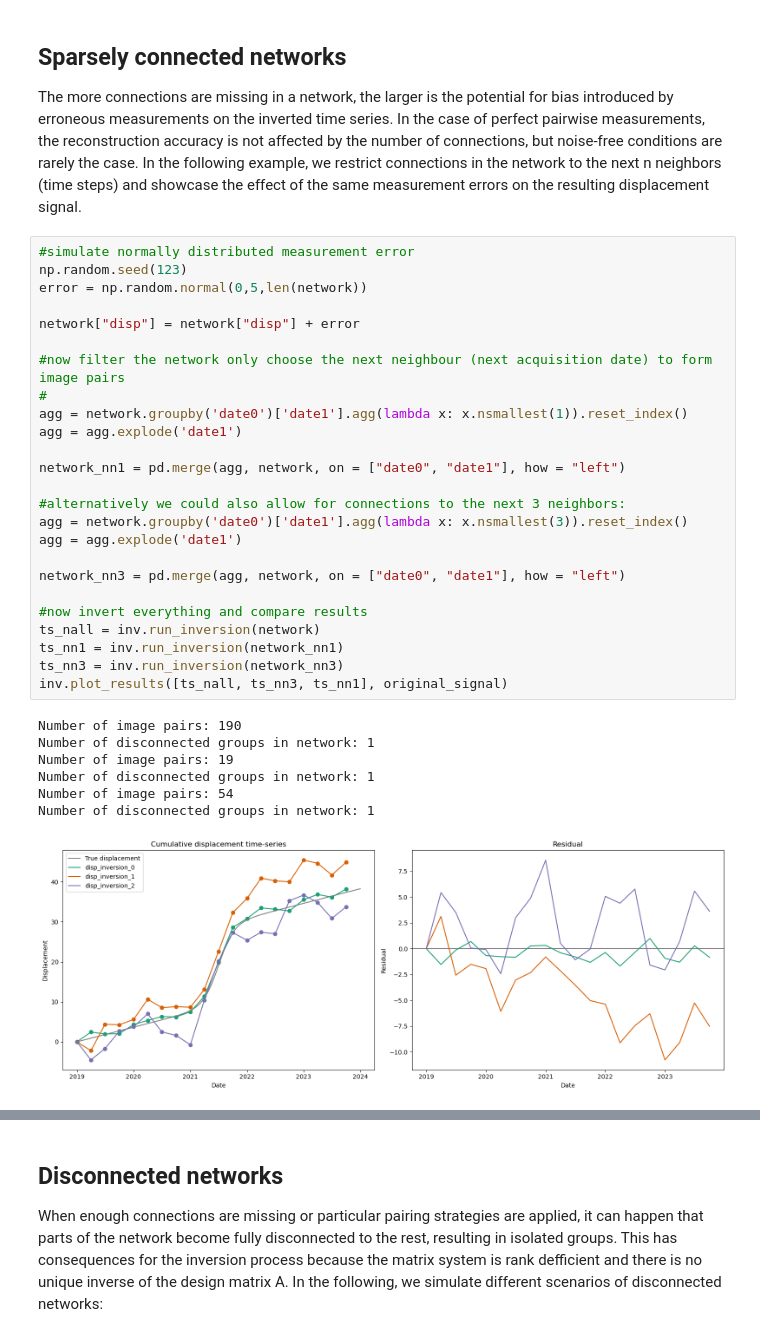
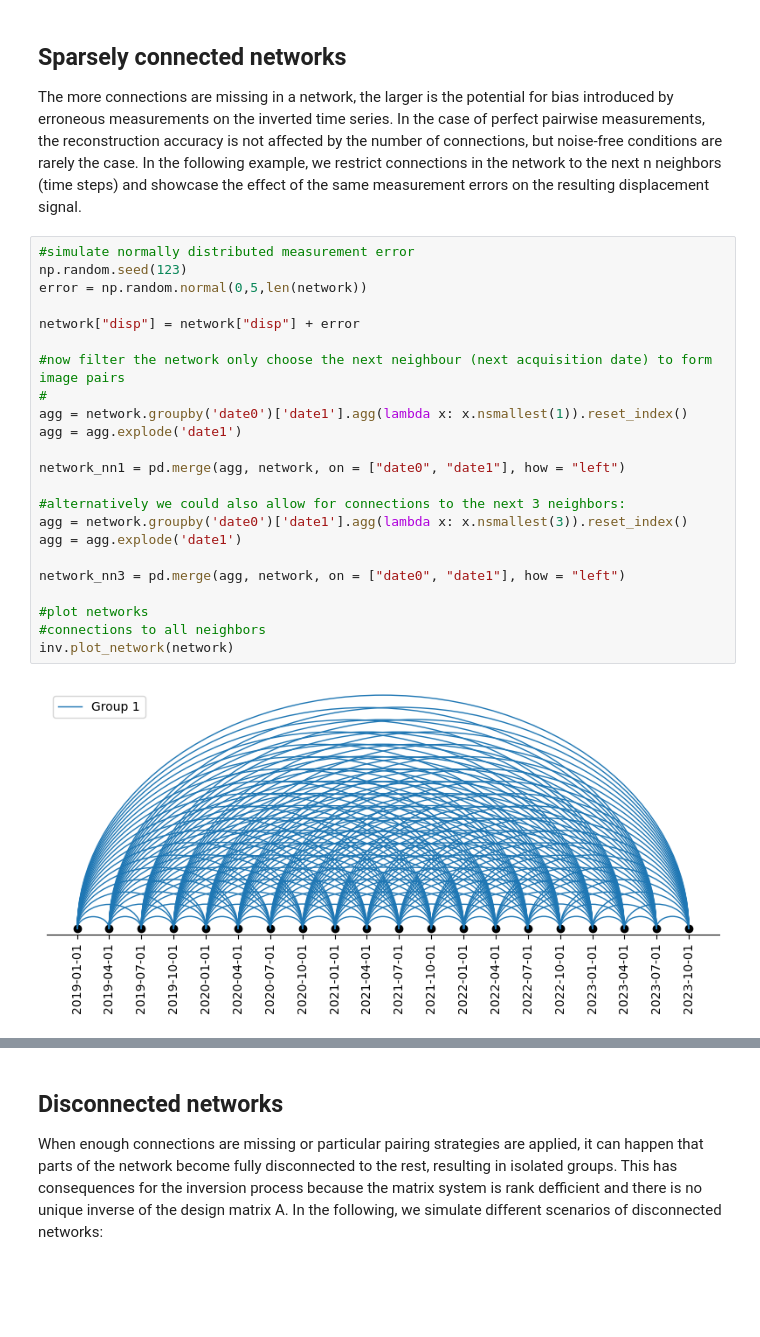
Before and after one commit to UP-RS-ESP/timeseries_inversion, a Jupyter notebook: timeseries_inversion_sparse_and_disconnected_networks.ipynb, the cells around one changed output, grey strips where cells are left out. Cells and saved outputs as stored; diff of their text form; blank space fills up the shorter version.

Commit message:
added legends

```diff
--- a/timeseries_inversion_sparse_and_disconnected_networks.ipynb
+++ b/timeseries_inversion_sparse_and_disconnected_networks.ipynb
@@ -53,33 +53,25 @@ The more connections are missing in a network, the larger is the potential for b
 # %%
 #simulate normally distributed measurement error
 np.random.seed(123)
 error = np.random.normal(0,5,len(network))
 
 network["disp"] = network["disp"] + error
 
 #now filter the network only choose the next neighbour (next acquisition date) to form image pairs
 #
 agg = network.groupby('date0')['date1'].agg(lambda x: x.nsmallest(1)).reset_index()
 agg = agg.explode('date1')
 
 network_nn1 = pd.merge(agg, network, on = ["date0", "date1"], how = "left")
 
 #alternatively we could also allow for connections to the next 3 neighbors:
 agg = network.groupby('date0')['date1'].agg(lambda x: x.nsmallest(3)).reset_index()
 agg = agg.explode('date1')
 
 network_nn3 = pd.merge(agg, network, on = ["date0", "date1"], how = "left")
 
-#now invert everything and compare results
-ts_nall = inv.run_inversion(network)
-ts_nn1 = inv.run_inversion(network_nn1)
-ts_nn3 = inv.run_inversion(network_nn3)
-inv.plot_results([ts_nall, ts_nn3, ts_nn1], original_signal)
+#plot networks
+#connections to all neighbors
+inv.plot_network(network)
 # %% [output]
-Number of image pairs: 190
-Number of disconnected groups in network: 1
-Number of image pairs: 19
-Number of disconnected groups in network: 1
-Number of image pairs: 54
-Number of disconnected groups in network: 1
-[figure, old version]
+[figure, new version]
```
Also changed, not shown: parts of 6 cells of this notebook, 4 other files.
